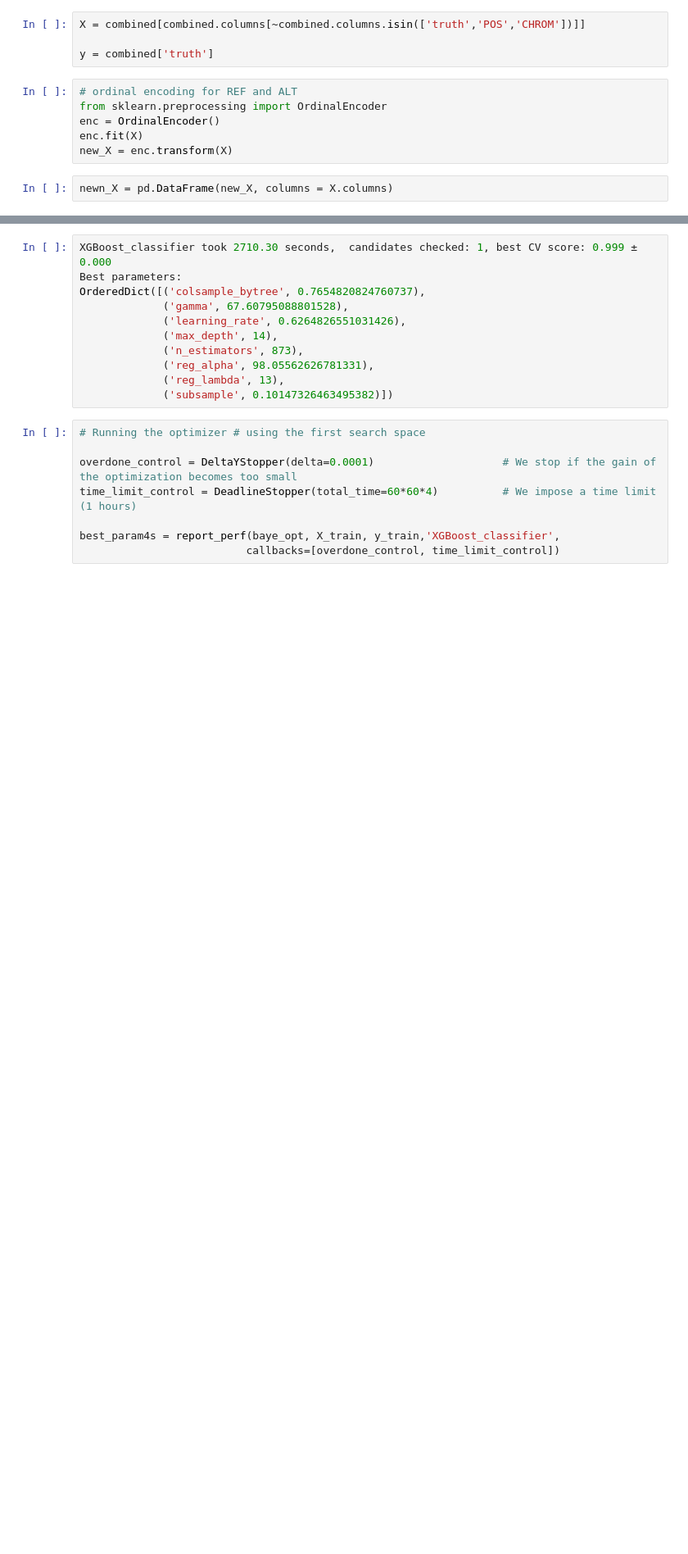
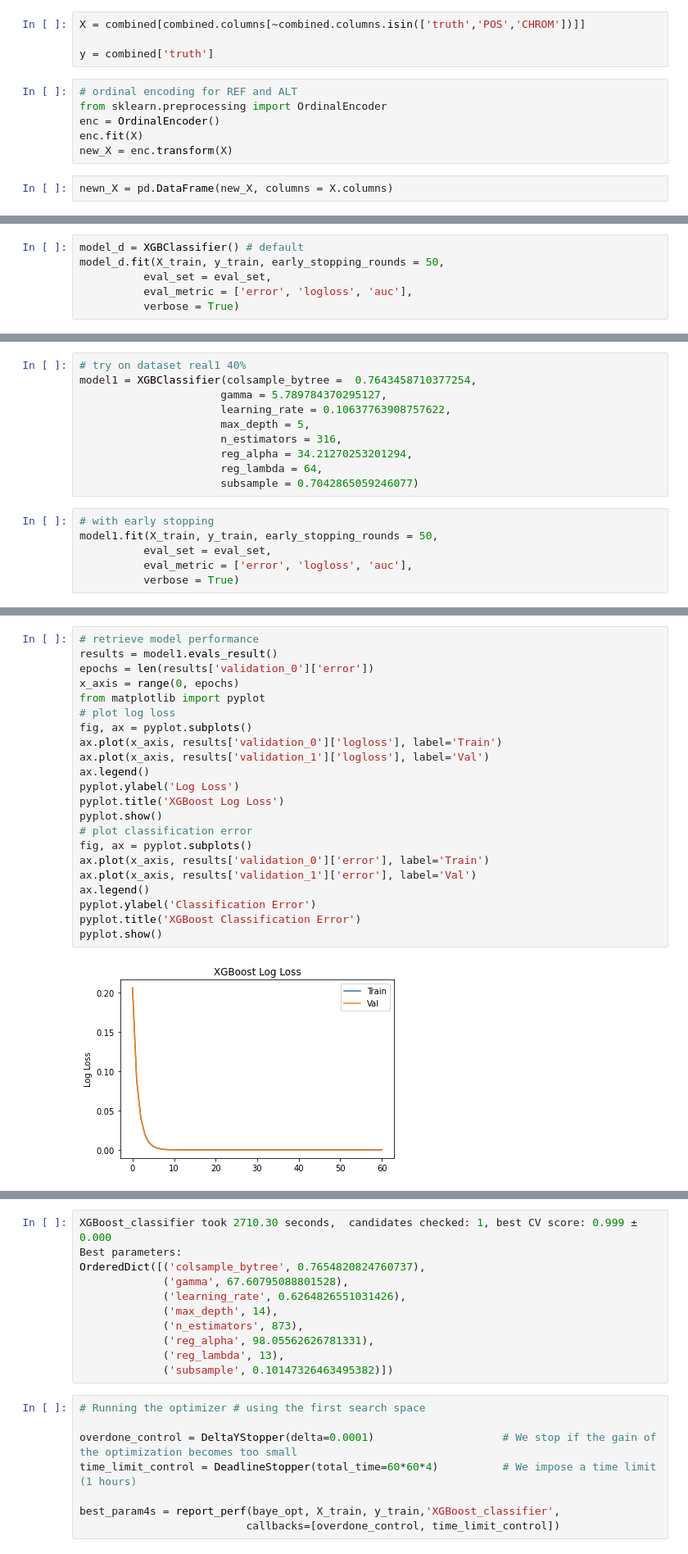
Before and after one commit to TingWeee/SNVcallingAlgo, a Jupyter notebook: GradientBoosting.ipynb, the cells around one changed output, grey strips where cells are left out. Shown at 82% size. Cells and saved outputs as stored; diff of their text form; blank space fills up the shorter version.

```diff
--- a/GradientBoosting.ipynb
+++ b/GradientBoosting.ipynb
@@ -272,0 +260,6 @@ OrderedDict([('colsample_bytree', 0.7654820824760737),
+# %%
+model_d = XGBClassifier() # default
+model_d.fit(X_train, y_train, early_stopping_rounds = 50,
+          eval_set = eval_set,
+          eval_metric = ['error', 'logloss', 'auc'],
+          verbose = True)
@@ -272,0 +312,16 @@ OrderedDict([('colsample_bytree', 0.7654820824760737),
+# %%
+# try on dataset real1 40%
+model1 = XGBClassifier(colsample_bytree =  0.7643458710377254,
+                      gamma = 5.789784370295127,
+                      learning_rate = 0.10637763908757622,
+                      max_depth = 5,
+                      n_estimators = 316,
+                      reg_alpha = 34.21270253201294,
+                      reg_lambda = 64,
+                      subsample = 0.7042865059246077)
+# %%
+# with early stopping
+model1.fit(X_train, y_train, early_stopping_rounds = 50,
+          eval_set = eval_set,
+          eval_metric = ['error', 'logloss', 'auc'],
+          verbose = True)
@@ -272,0 +445,24 @@ OrderedDict([('colsample_bytree', 0.7654820824760737),
+# %%
+# retrieve model performance
+results = model1.evals_result()
+epochs = len(results['validation_0']['error'])
+x_axis = range(0, epochs)
+from matplotlib import pyplot
+# plot log loss
+fig, ax = pyplot.subplots()
+ax.plot(x_axis, results['validation_0']['logloss'], label='Train')
+ax.plot(x_axis, results['validation_1']['logloss'], label='Val')
+ax.legend()
+pyplot.ylabel('Log Loss')
+pyplot.title('XGBoost Log Loss')
+pyplot.show()
+# plot classification error
+fig, ax = pyplot.subplots()
+ax.plot(x_axis, results['validation_0']['error'], label='Train')
+ax.plot(x_axis, results['validation_1']['error'], label='Val')
+ax.legend()
+pyplot.ylabel('Classification Error')
+pyplot.title('XGBoost Classification Error')
+pyplot.show()
+# %% [output]
+[figure, added]
```
Also changed, not shown: parts of 113 cells of this notebook.
